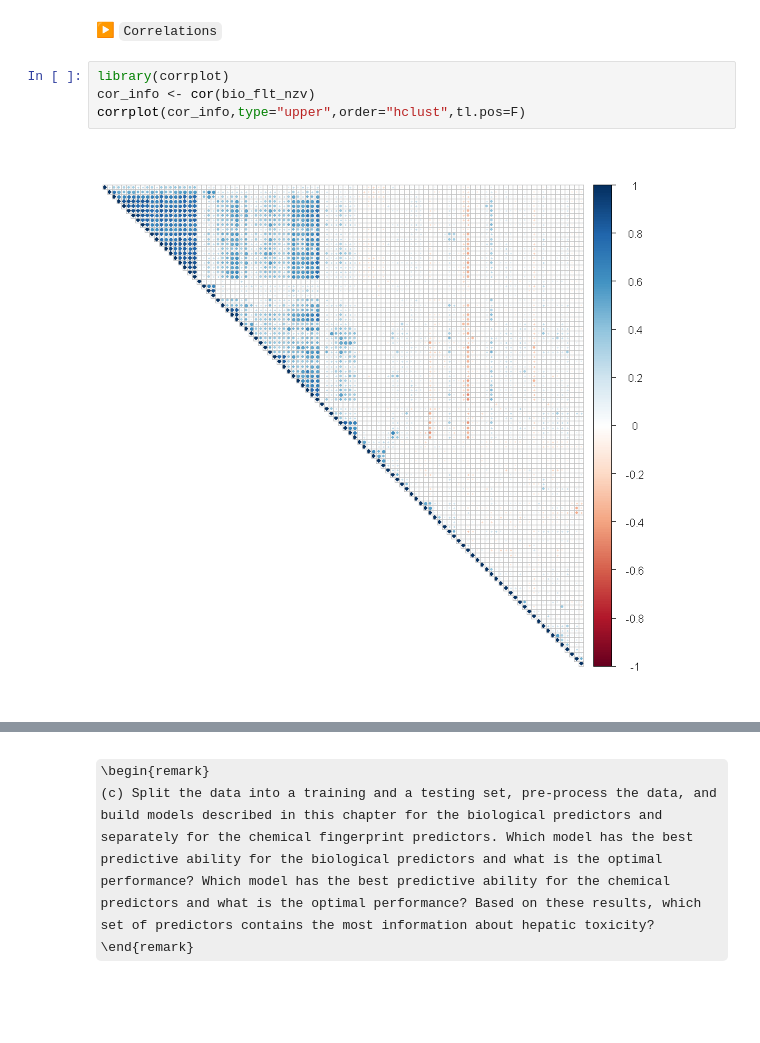
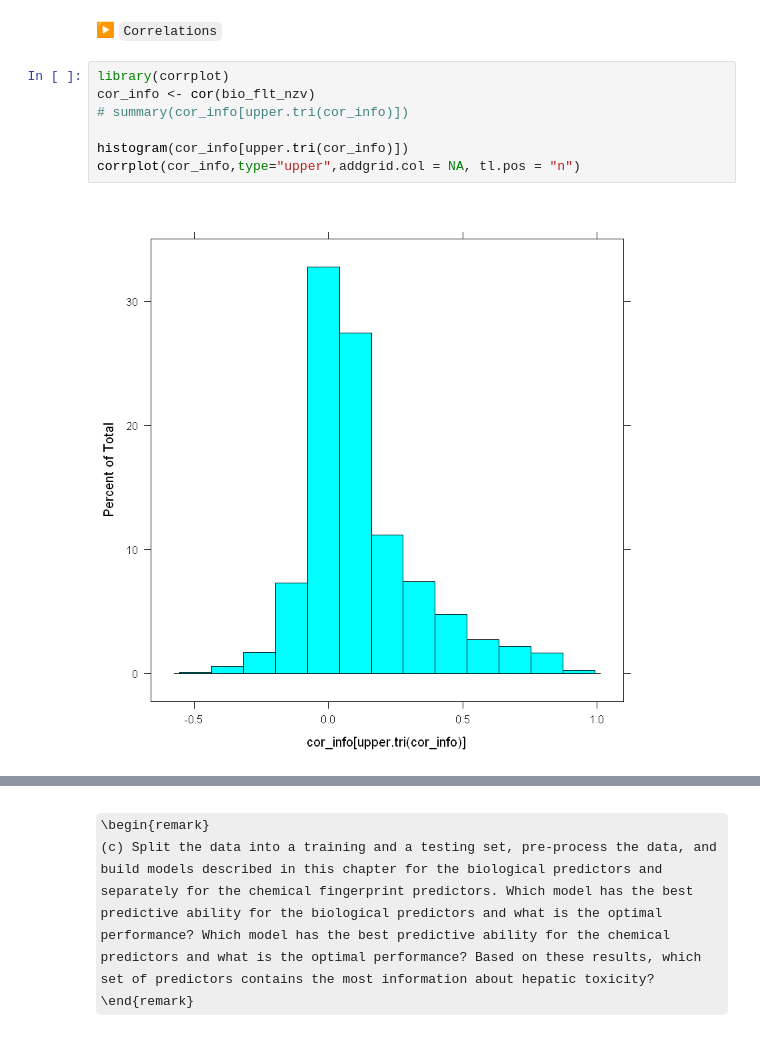
Before and after one commit to Randallzoeng/BookClub, a Jupyter notebook: AppliedPredictiveModeling/Chap. 12 Exercises.ipynb, the cells around one changed output, grey strips where cells are left out. Cells and saved outputs as stored; diff of their text form; some formulas as TeX source; blank space fills up the shorter version.

```diff
--- a/AppliedPredictiveModeling/Chap. 12 Exercises.ipynb
+++ b/AppliedPredictiveModeling/Chap. 12 Exercises.ipynb
@@ -117,6 +163,9 @@ Using  as id variables
 # %%
 library(corrplot)
 cor_info <- cor(bio_flt_nzv)
-corrplot(cor_info,type="upper",order="hclust",tl.pos=F)
+# summary(cor_info[upper.tri(cor_info)])
+
+histogram(cor_info[upper.tri(cor_info)])
+corrplot(cor_info,type="upper",addgrid.col = NA, tl.pos = "n")
 # %% [output]
-[figure, old version]
+[figure, new version]
```
Also changed, not shown: parts of 72 cells of this notebook.
